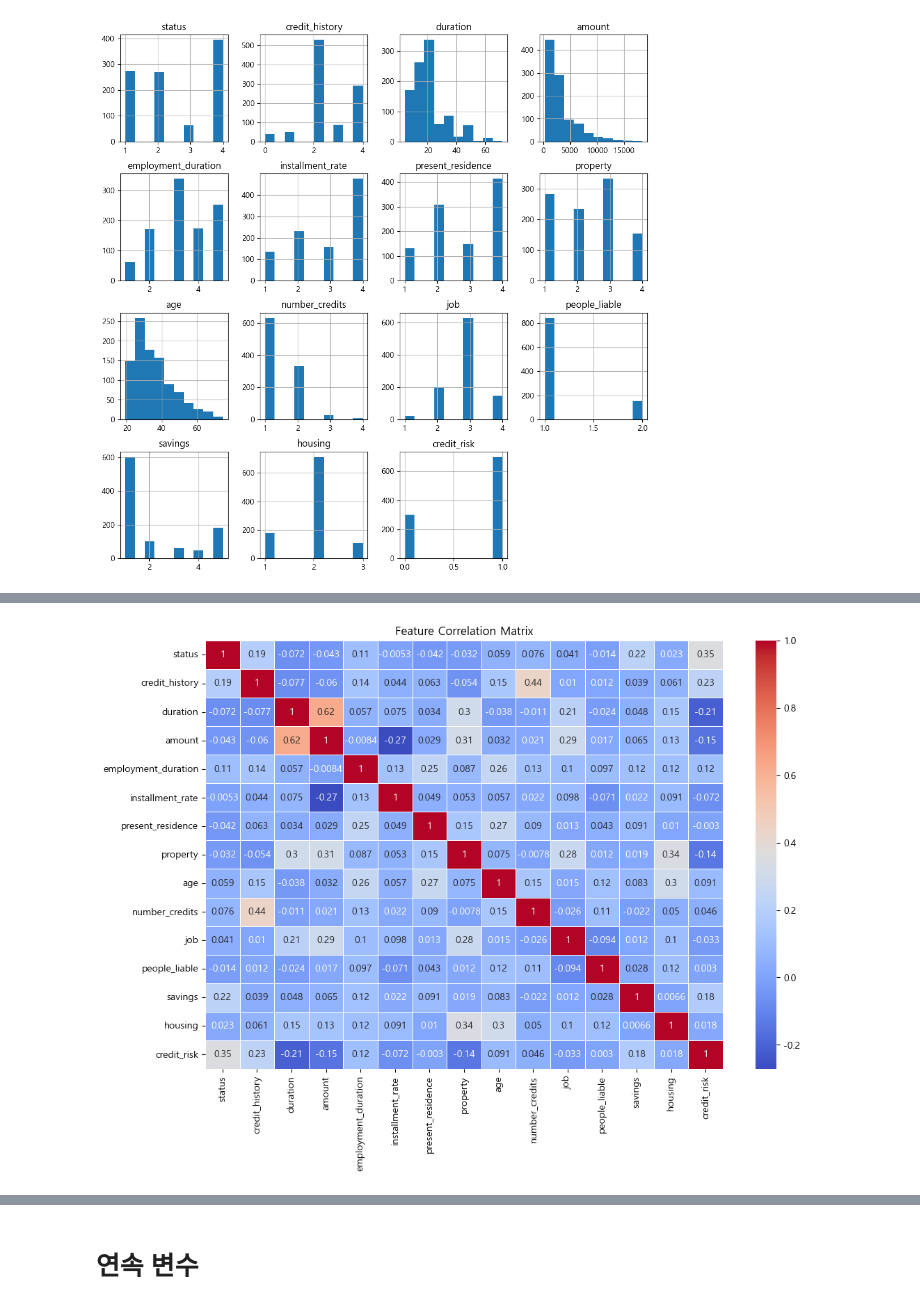
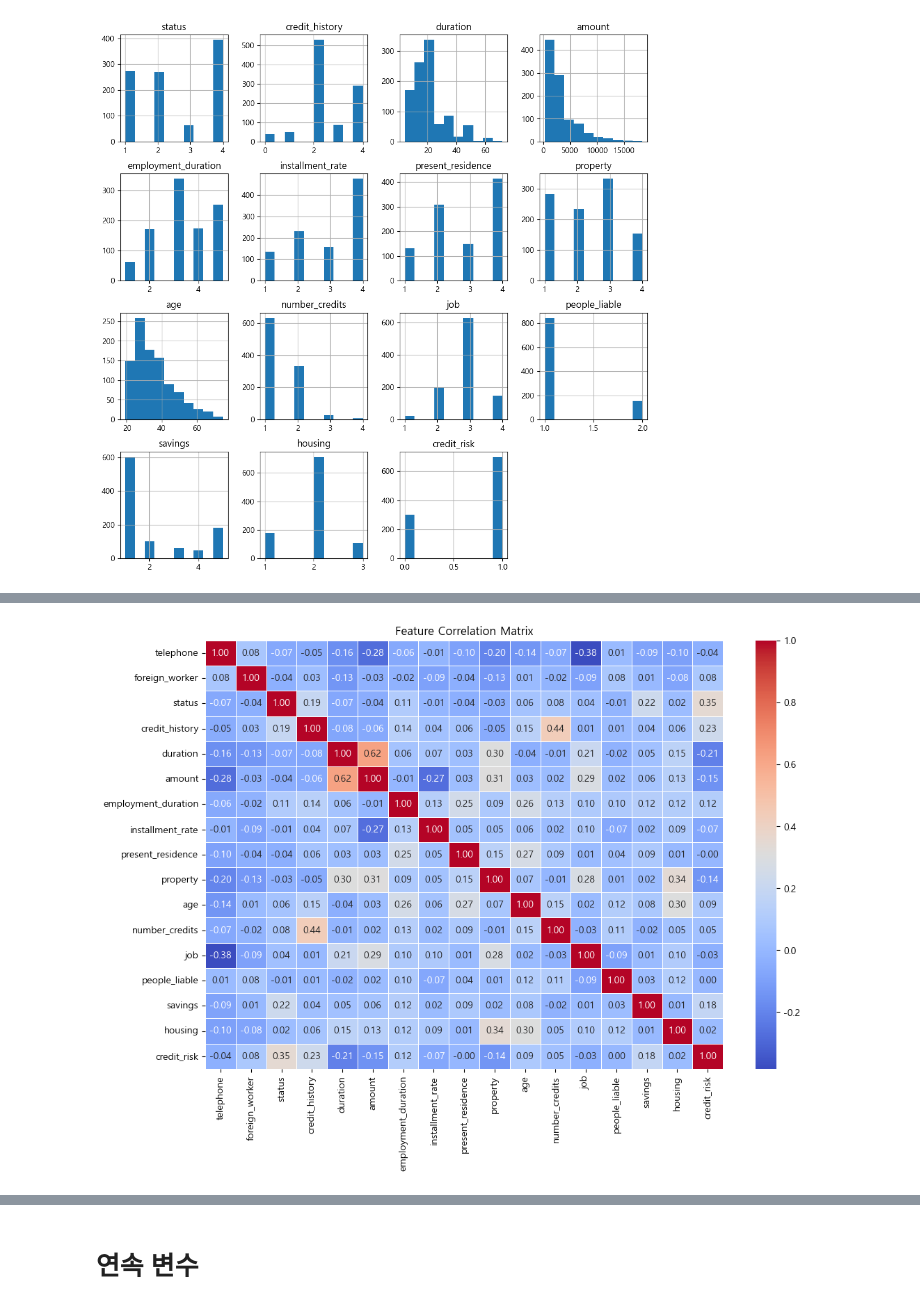
Before and after one commit to yunjihyung/South-German-Credit-Prediction, a Jupyter notebook: code.ipynb, the cells around one changed output, grey strips where cells are left out. Saved outputs shown, nothing was run; the diff lists cells and outputs as text; code cells hidden in the pictures.

```diff
--- a/code.ipynb
+++ b/code.ipynb
@@ -255,0 +412,8 @@ a[1].set_title('other_installment_plans rate');
+# %%
+# 이진형 변수 0,1 로 처리 이게 예 아니요로 정확히 함
+# telephone
+# foreign_worker
+d_binary = {1 : 1, 2: 0}
+df['telephone'] = df['telephone'].map(d_binary)
+df['foreign_worker'] = df['foreign_worker'].map(d_binary)
+print(df.shape)
@@ -261,7 +471,7 @@ df_order.hist( figsize=(12,12));
 # %%
 plt.figure(figsize=(12, 8))
-sns.heatmap(df_order.corr(), annot=True, cmap='coolwarm', linewidths=0.5)
+sns.heatmap(pd.concat([df[['telephone','foreign_worker']] , df_order],axis = 1).corr(), annot=True, cmap='coolwarm', linewidths=0.5,fmt = '.2f')
 plt.title('Feature Correlation Matrix')
 plt.show()
 # %% [output]
-[figure, old version]
+[figure, new version]
```
Also changed, not shown: parts of 61 cells of this notebook.
